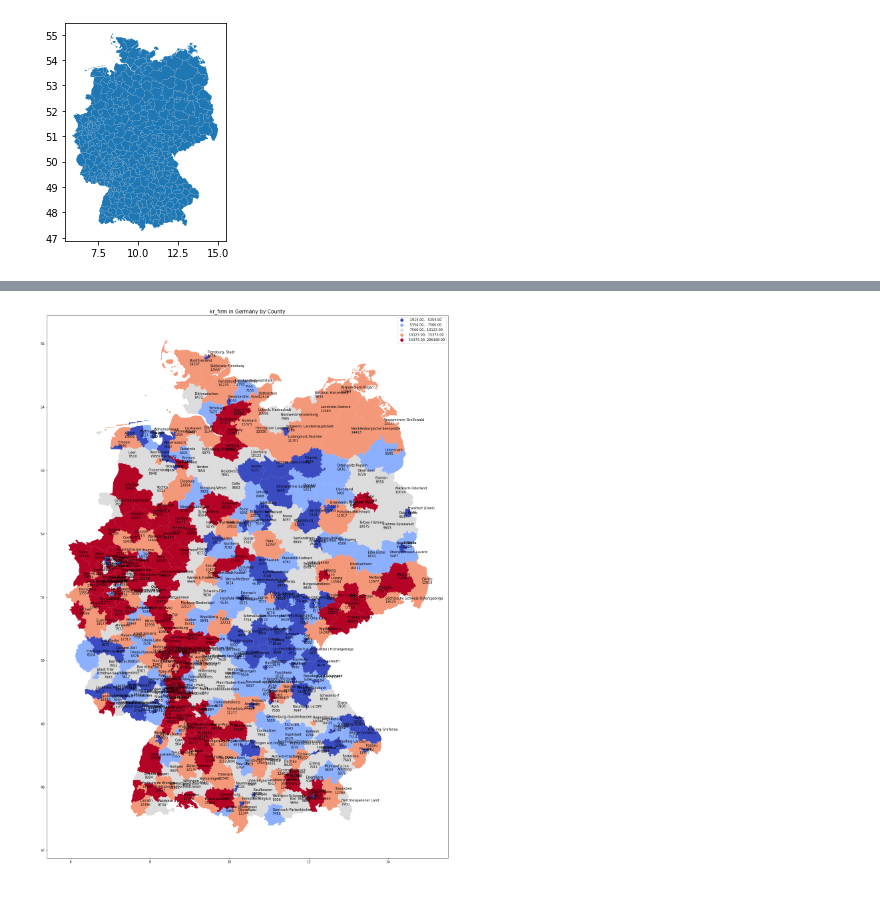
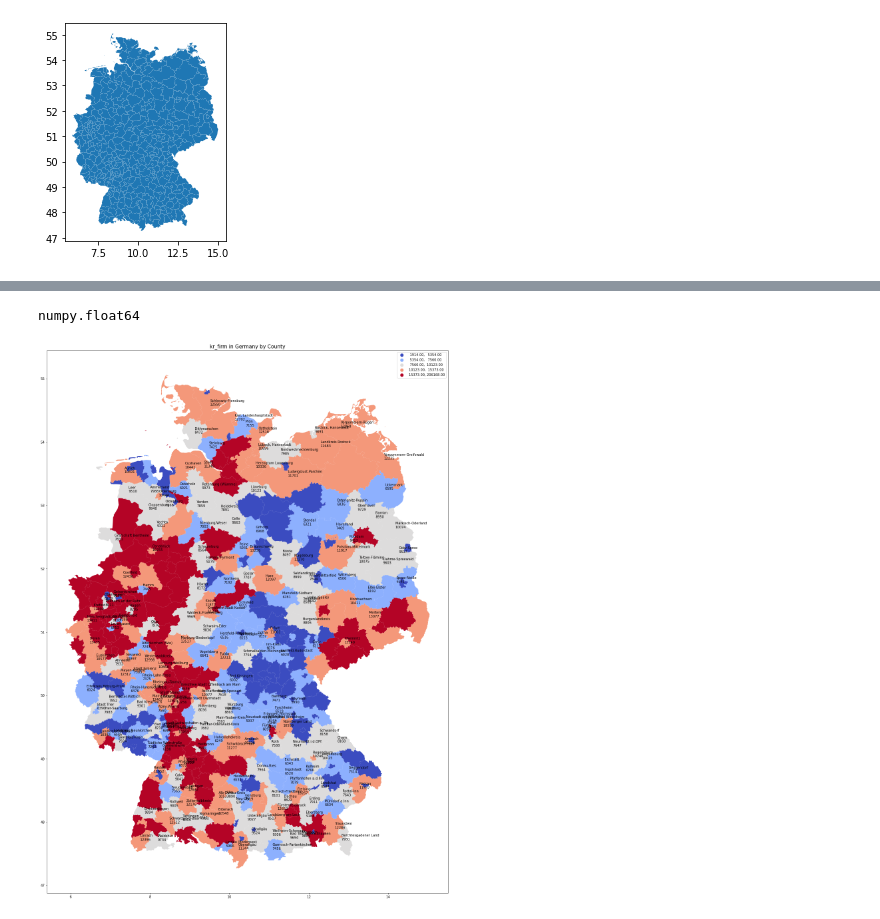
Before and after one commit to DSSGxUK/bmwi, a Jupyter notebook: notebooks/map-plt.ipynb, the cells around one changed output, grey strips where cells are left out. Drawn from its saved outputs; the diff is of its cells as text; code cells hidden in the pictures.

Commit message:
map annotation with advanced filters!

```diff
--- a/notebooks/map-plt.ipynb
+++ b/notebooks/map-plt.ipynb
@@ -72,20 +86,32 @@ merged = gpd.GeoDataFrame(merged)
+# %%
+#type(float(merged['kr_firm'].describe()['min']))
+merged['kr_firm'].describe()[['mean', 'min', '25%', '50%', '75%', 'max']].sort_values()['min']
+# %% [output]
+numpy.float64
 # %%
 col = 'kr_firm'
 
 fig, ax = plt.subplots(figsize=(50,30))
 merged.plot(column=col, scheme="quantiles",
             #figsize=(50,30),
             ax=ax,
             cmap='coolwarm', legend=True)
 
+# filter
+#merged_filtered = merged[merged['ags2']==1] # by ags
+#merged_filtered = merged[merged['kr_firm']>20000] #by col
+q1 = merged['kr_firm'].describe()['25%']
+q3 = merged['kr_firm'].describe()['75%']
+merged_filtered = merged[(merged['kr_firm']>=q1) & (merged['kr_firm']<=q3)]
+
 # add text
-for i in range(len(merged)):
-    ax.text(merged.longitude[i], merged.latitude[i],
-             f'{merged["kreis"][i]}\n{merged["kr_firm"][i]}', fontsize=10)
+for i in merged_filtered.index:
+    ax.text(merged_filtered.longitude[i], merged_filtered.latitude[i],
+             f'{merged_filtered["kreis"][i]}\n{merged_filtered["kr_firm"][i]}', fontsize=10)
 
 #plt.title(f'{col} in Germany by County',fontsize=15)
 ax.set_title(f'{col} in Germany by County',fontsize=15)
 
 plt.show()
 # %% [output]
-[figure, old version]
+[figure, new version]
```
Also changed, not shown: parts of 2 cells of this notebook, 1 other file.
